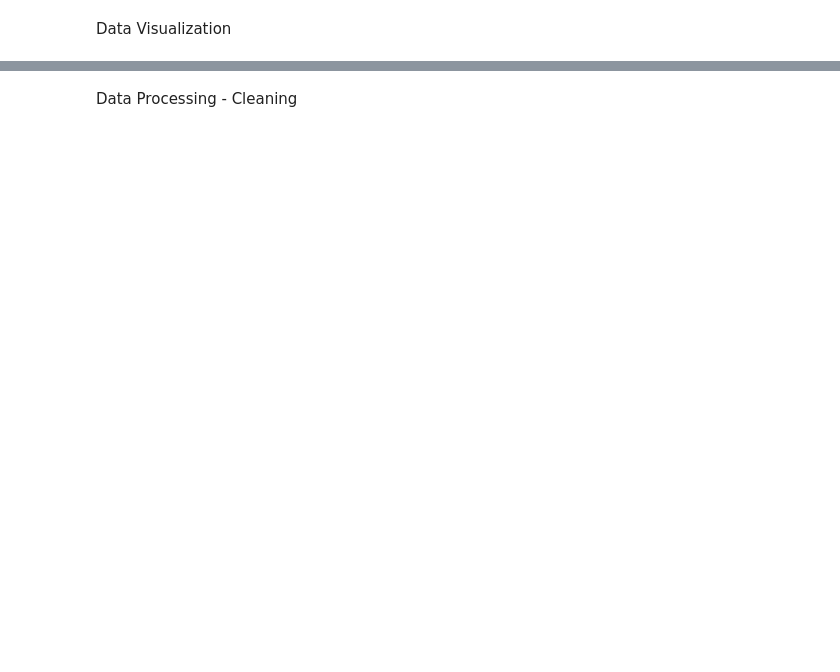
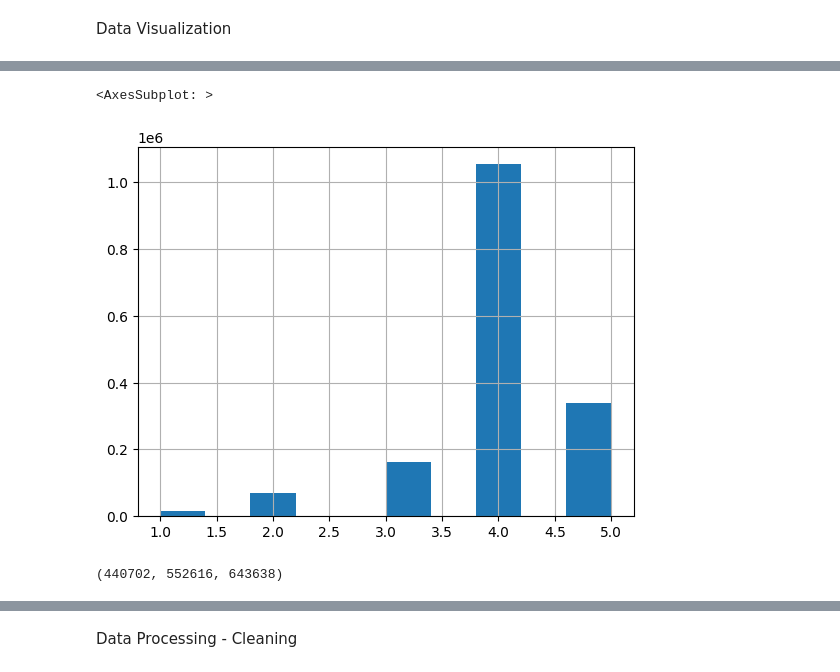
Before and after one commit to AndreaCamilloni/DM2583-project, a Jupyter notebook: notebook.ipynb, the cells around one changed output, grey strips where cells are left out. Cells and saved outputs as stored; diff of their text form; code cells hidden in the pictures; blank space fills up the shorter version.

```diff
--- a/notebook.ipynb
+++ b/notebook.ipynb
@@ -51,0 +99,13 @@ users_df.groupby(['Country']).count()[users_df.groupby(['Country']).count()['Use
+# %%
+full_df["int_Rating"] = full_df["User Rating"].apply(round)
+full_df["int_Rating"].hist()
+# %% [output]
+<AxesSubplot: >
+[figure, added]
+# %%
+neg = full_df[full_df["User Rating"]<3.7].Wine.count()
+pos = full_df[full_df["User Rating"]>4].Wine.count()
+neutr = full_df.Wine.count()-pos - neg
+neg, neutr,pos
+# %% [output]
+(440702, 552616, 643638)
```
Also changed, not shown: parts of 21 cells of this notebook, 1 other file.
